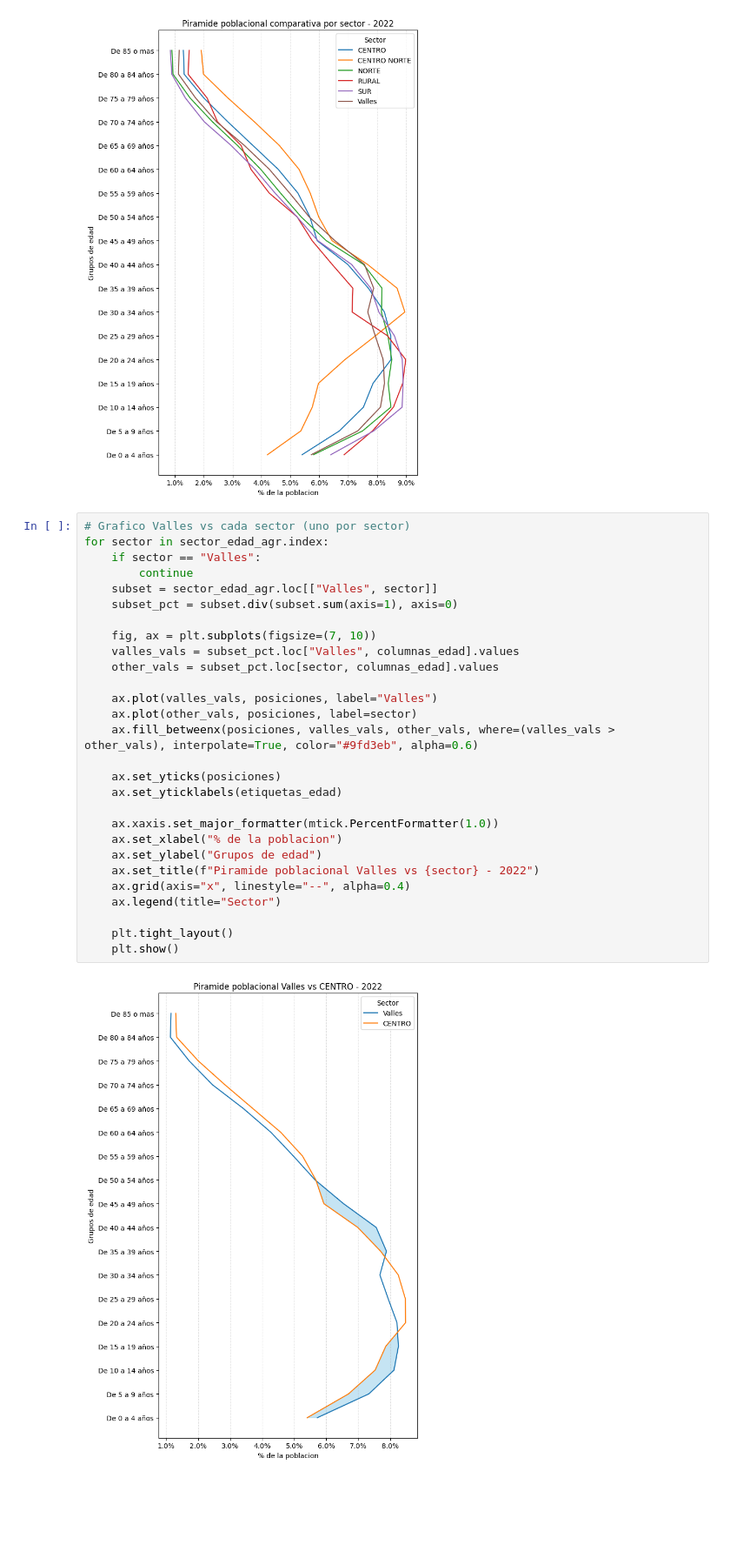
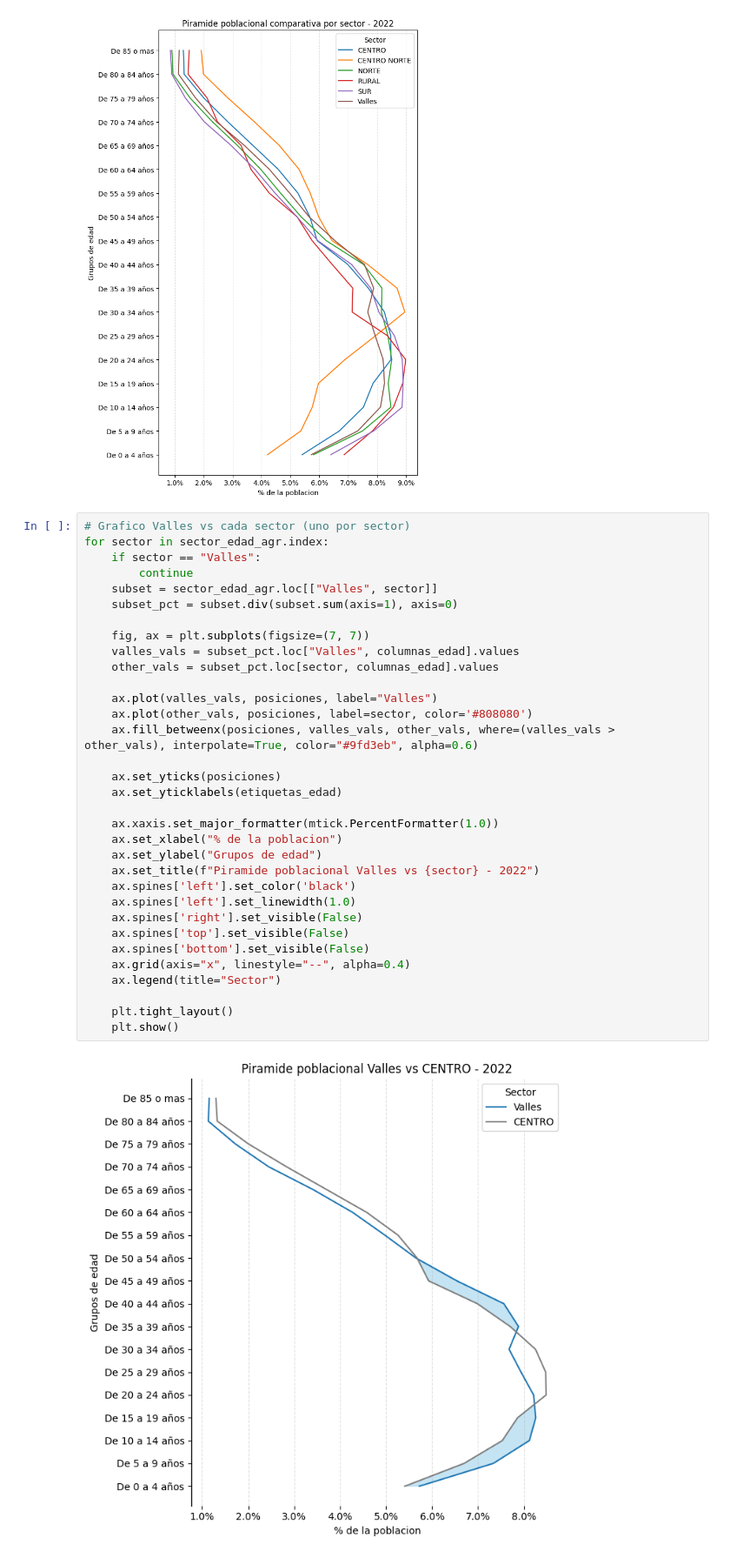
Before and after one commit to andreidavid8152/Mapa-Poblacional, a Jupyter notebook: parroquiasDesglose.ipynb, the cells around one changed output. Shown at 87% size. Drawn from its saved outputs; the diff is of its cells as text; blank space fills up the shorter version.

Commit message:
Arreglo imagenes parroquiasDesglose

```diff
--- a/parroquiasDesglose.ipynb
+++ b/parroquiasDesglose.ipynb
@@ -130,30 +130,35 @@ plt.show()
 # %%
 # Grafico Valles vs cada sector (uno por sector)
 for sector in sector_edad_agr.index:
     if sector == "Valles":
         continue
     subset = sector_edad_agr.loc[["Valles", sector]]
     subset_pct = subset.div(subset.sum(axis=1), axis=0)
 
-    fig, ax = plt.subplots(figsize=(7, 10))
+    fig, ax = plt.subplots(figsize=(7, 7))
     valles_vals = subset_pct.loc["Valles", columnas_edad].values
     other_vals = subset_pct.loc[sector, columnas_edad].values
 
     ax.plot(valles_vals, posiciones, label="Valles")
-    ax.plot(other_vals, posiciones, label=sector)
+    ax.plot(other_vals, posiciones, label=sector, color='#808080')
     ax.fill_betweenx(posiciones, valles_vals, other_vals, where=(valles_vals > other_vals), interpolate=True, color="#9fd3eb", alpha=0.6)
 
     ax.set_yticks(posiciones)
     ax.set_yticklabels(etiquetas_edad)
 
     ax.xaxis.set_major_formatter(mtick.PercentFormatter(1.0))
     ax.set_xlabel("% de la poblacion")
     ax.set_ylabel("Grupos de edad")
     ax.set_title(f"Piramide poblacional Valles vs {sector} - 2022")
+    ax.spines['left'].set_color('black')
+    ax.spines['left'].set_linewidth(1.0)
+    ax.spines['right'].set_visible(False)
+    ax.spines['top'].set_visible(False)
+    ax.spines['bottom'].set_visible(False)
     ax.grid(axis="x", linestyle="--", alpha=0.4)
     ax.legend(title="Sector")
 
     plt.tight_layout()
     plt.show()
 # %% [output]
-[figure, old version]
+[figure, new version]
```
Also changed, not shown: parts of 1 cell of this notebook, 1 other file.
